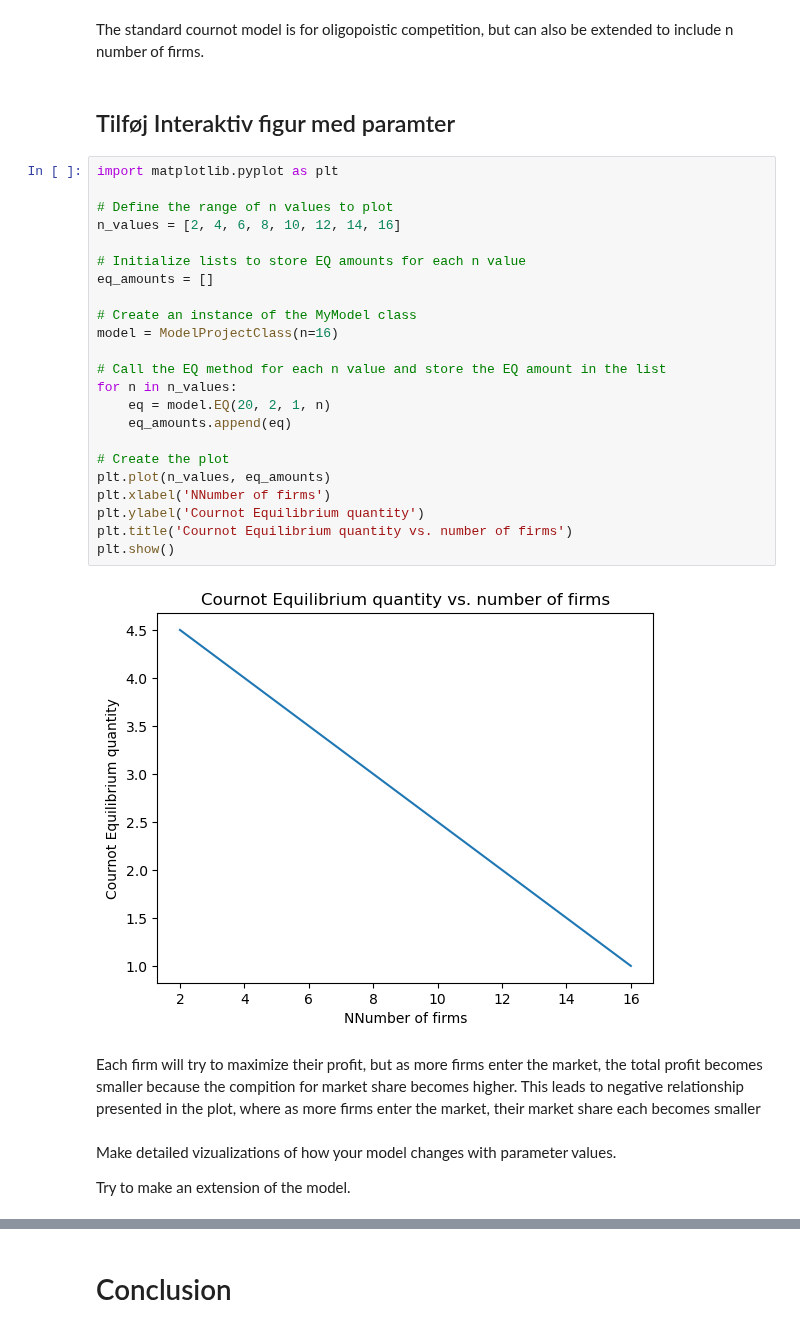
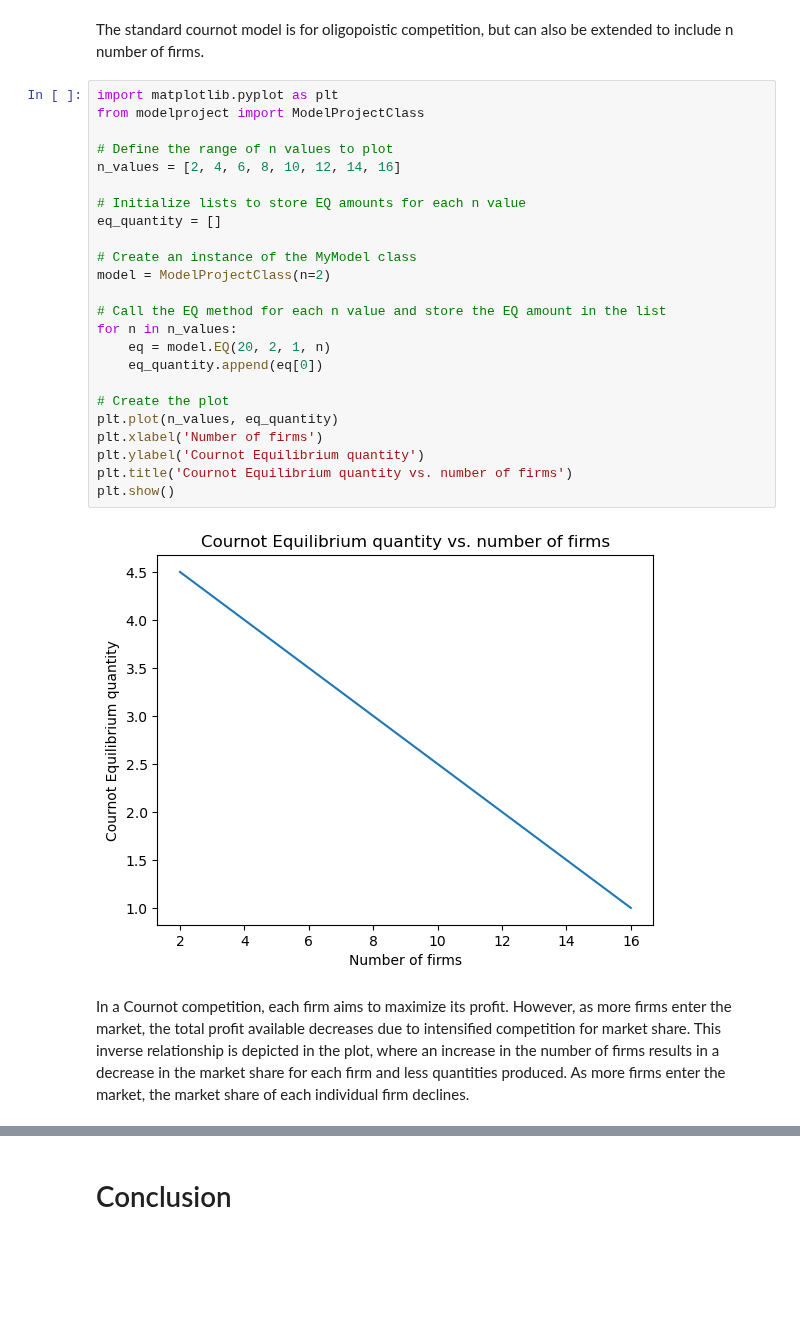
Before and after one commit to NumEconCopenhagen/projects-2023-iim, a Jupyter notebook: modelproject/modelproject.ipynb, the cells around one changed output, grey strips where cells are left out. Saved outputs shown, nothing was run; the diff lists cells and outputs as text; blank space fills up the shorter version.

```diff
--- a/modelproject/modelproject.ipynb
+++ b/modelproject/modelproject.ipynb
@@ -161,36 +107,31 @@ c=1
 # Extending the Cournot model to N firms
 # %% [markdown]
 The standard cournot model is for oligopoistic competition, but can also be extended to include n number of firms.
-# %% [markdown]
-## Tilføj Interaktiv figur med paramter
 # %%
 import matplotlib.pyplot as plt
+from modelproject import ModelProjectClass
 
 # Define the range of n values to plot
 n_values = [2, 4, 6, 8, 10, 12, 14, 16]
 
 # Initialize lists to store EQ amounts for each n value
-eq_amounts = []
+eq_quantity = []
 
 # Create an instance of the MyModel class
-model = ModelProjectClass(n=16)
+model = ModelProjectClass(n=2)
 
 # Call the EQ method for each n value and store the EQ amount in the list
 for n in n_values:
     eq = model.EQ(20, 2, 1, n)
-    eq_amounts.append(eq)
+    eq_quantity.append(eq[0])
 
 # Create the plot
-plt.plot(n_values, eq_amounts)
-plt.xlabel('NNumber of firms')
+plt.plot(n_values, eq_quantity)
+plt.xlabel('Number of firms')
 plt.ylabel('Cournot Equilibrium quantity')
 plt.title('Cournot Equilibrium quantity vs. number of firms')
 plt.show()
 # %% [output]
-[figure, old version]
+[figure, new version]
 # %% [markdown]
-Each firm will try to maximize their profit, but as more firms enter the market, the total profit becomes smaller because the compition for market share becomes higher. This leads to negative relationship presented in the plot, where as more firms enter the market, their market share each becomes smaller
+In a Cournot competition, each firm aims to maximize its profit. However, as more firms enter the market, the total profit available decreases due to intensified competition for market share. This inverse relationship is depicted in the plot, where an increase in the number of firms results in a decrease in the market share for each firm and less quantities produced. As more firms enter the market, the market share of each individual firm declines.
-# %% [markdown]
-Make detailed vizualizations of how your model changes with parameter values.
-
-Try to make an extension of the model.
```
Also changed, not shown: parts of 19 cells of this notebook, 1 other file.
